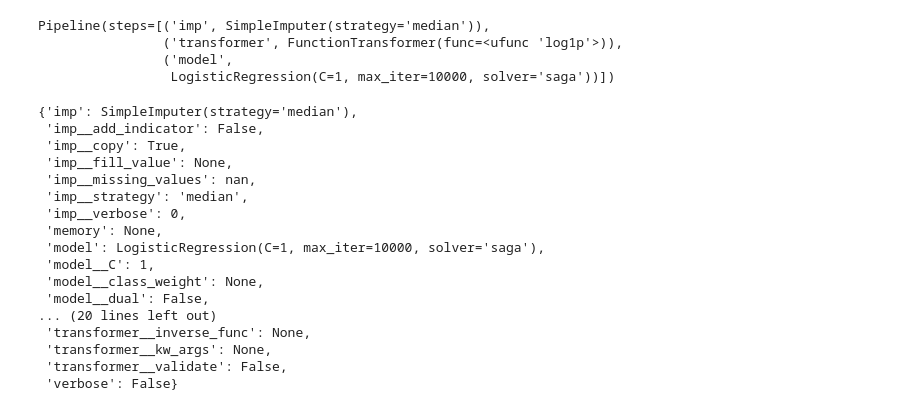
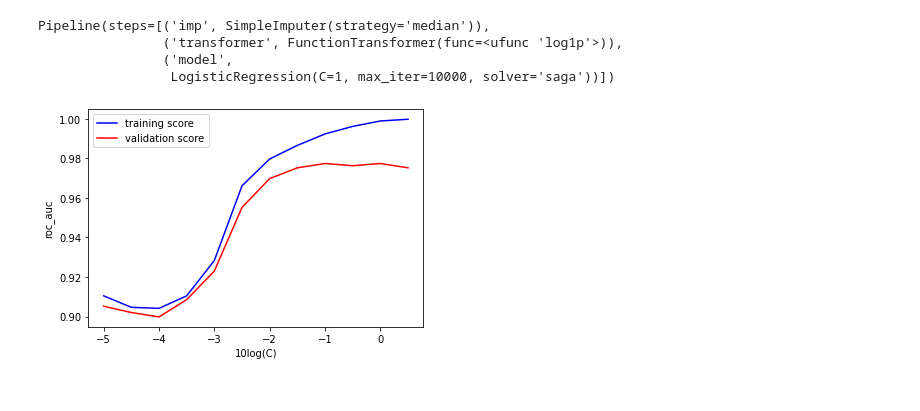
Before and after one commit to Flonsbob/Floris-van-Eisden---Exam---Applied-Statistics-and-Modeling, a Jupyter notebook: Exam_assignment_Final_version.ipynb, the cells around one changed output. Drawn from its saved outputs; the diff is of its cells as text; code cells hidden in the pictures.

```diff
--- a/Exam_assignment_Final_version.ipynb
+++ b/Exam_assignment_Final_version.ipynb
@@ -93,3 +116 @@ X.describe()
 imp = SimpleImputer(missing_values=np.nan, strategy='median')
-# %%
-imp.fit(X,y)
@@ -115,23 +131,20 @@ Pipeline(steps=[('imp', SimpleImputer(strategy='median')),
                 ('model',
                  LogisticRegression(C=1, max_iter=10000, solver='saga'))])
 # %%
-#C parameter in the model is called 'model_C'
+#C parameter of the model is called 'model_C' in the pipeline
 pipe.get_params()
-# %% [output]
-{'imp': SimpleImputer(strategy='median'),
- 'imp__add_indicator': False,
- 'imp__copy': True,
- 'imp__fill_value': None,
- 'imp__missing_values': nan,
- 'imp__strategy': 'median',
- 'imp__verbose': 0,
- 'memory': None,
- 'model': LogisticRegression(C=1, max_iter=10000, solver='saga'),
- 'model__C': 1,
- 'model__class_weight': None,
- 'model__dual': False,
-... (20 lines left out)
- 'transformer__inverse_func': None,
- 'transformer__kw_args': None,
- 'transformer__validate': False,
- 'verbose': False}
+# %%
+range_C_parameter = np.power(10, np.arange(-5,1,0.5))
+train_scores, val_scores = validation_curve(pipe, X, y,
+                                          param_name = 'model__C',
+                                          param_range = range_C_parameter,
+                                          cv = 5,
+                                          scoring = "roc_auc")
+# %%
+plt.plot(np.log(range_C_parameter)/log(10.0), np.mean (train_scores, 1), color='blue', label='training score')
+plt.plot(np.log(range_C_parameter)/log(10.0), np.mean(val_scores, 1), color='red', label='validation score')
+plt.legend(loc='best')
+plt.xlabel('10log(C)')
+plt.ylabel("roc_auc");
+# %% [output]
+[figure, added]
```
Also changed, not shown: parts of 19 cells of this notebook.
